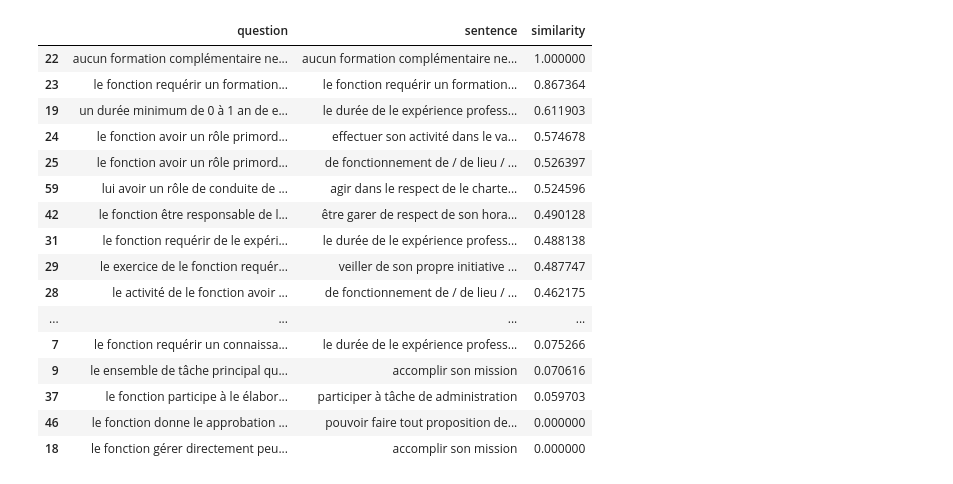
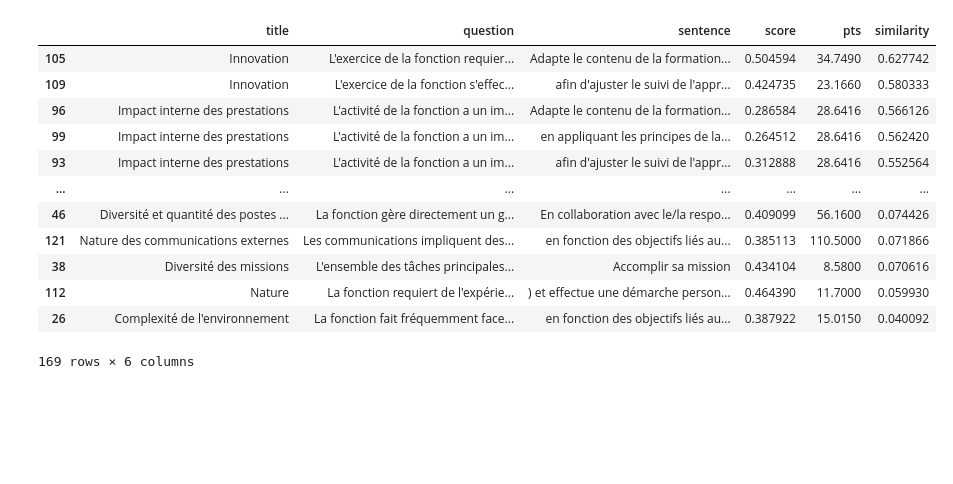
Before and after one commit to issamejekkam/Stage2A, a Jupyter notebook: ComparaisonLexicale.ipynb, the cells around one changed output. Saved outputs shown, nothing was run; the diff lists cells and outputs as text; code cells hidden in the pictures; blank space fills up the shorter version.

```diff
--- a/ComparaisonLexicale.ipynb
+++ b/ComparaisonLexicale.ipynb
@@ -3,7 +3,7 @@ from database import database
 
 database= database("data.db")
 database.connect()
-resultats=database.read_json("all_matches_of_Test5.docx.json")
+resultats=database.read_json("all_matches_of_Test6.docx.json")
 resultats
 # %% [output]
 |  | title | question | sentence | score | pts |
@@ -32,8 +26,13 @@ nlp = spacy.load("fr_core_news_md")  # pas besoin d'exclude
 def lemmatize(text):
     doc = nlp(text)
     return " ".join([token.lemma_ for token in doc])
+
+def to_lower(text):
+    return text.lower()
 # %%
-resultats["sentence"] = resultats["sentence"].apply(lemmatize)
-resultats['question'] = resultats['question'].apply(lemmatize)
+resultats["sentence_lemmatized"] = resultats["sentence"].apply(to_lower)
+resultats["sentence_lemmatized"] = resultats["sentence_lemmatized"].apply(lemmatize)
+resultats['question_lemmatized'] = resultats['question'].apply(to_lower)
+resultats['question_lemmatized'] = resultats['question_lemmatized'].apply(lemmatize)
 resultats
 # %% [output]
@@ -63,23 +58,21 @@ def tfidf_similarity(text1, text2):
     tfidf = vect.fit_transform([text1, text2])
     return cosine_similarity(tfidf[0], tfidf[1])[0][0]
 # %%
-resultats['similarity'] = resultats.apply(lambda row: tfidf_similarity(row['question'], row['sentence']), axis=1)
-resultats[['question', 'sentence', 'similarity']].sort_values(by='similarity', ascending=False)
+resultats['similarity'] = resultats.apply(lambda row: tfidf_similarity(row['sentence_lemmatized'], row['question_lemmatized']), axis=1)
+resultats=resultats.sort_values(by='similarity', ascending=False)
+resultats_needed = resultats[["title", "question", "sentence", "score", "pts", "similarity"]]
+resultats_needed
 # %% [output]
-|  | question | sentence | similarity |
-| 22 | aucun formation complémentaire ne... | aucun formation complémentaire ne... | 1.000000 |
-| 23 | le fonction requérir un formation... | le fonction requérir un formation... | 0.867364 |
-| 19 | un durée minimum de 0 à 1 an de e... | le durée de le expérience profess... | 0.611903 |
-| 24 | le fonction avoir un rôle primord... | effectuer son activité dans le va... | 0.574678 |
-| 25 | le fonction avoir un rôle primord... | de fonctionnement de / de lieu / ... | 0.526397 |
-| 59 | lui avoir un rôle de conduite de ... | agir dans le respect de le charte... | 0.524596 |
-| 42 | le fonction être responsable de l... | être garer de respect de son hora... | 0.490128 |
-| 31 | le fonction requérir de le expéri... | le durée de le expérience profess... | 0.488138 |
-| 29 | le exercice de le fonction requér... | veiller de son propre initiative ... | 0.487747 |
-| 28 | le activité de le fonction avoir ... | de fonctionnement de / de lieu / ... | 0.462175 |
-| ... | ... | ... | ... |
-| 7 | le fonction requérir un connaissa... | le durée de le expérience profess... | 0.075266 |
-| 9 | le ensemble de tâche principal qu... | accomplir son mission | 0.070616 |
-| 37 | le fonction participe à le élabor... | participer à tâche de administration | 0.059703 |
-| 46 | le fonction donne le approbation ... | pouvoir faire tout proposition de... | 0.000000 |
-| 18 | le fonction gérer directement peu... | accomplir son mission | 0.000000 |
+|  | title | question | sentence | score | pts | similarity |
+| 105 | Innovation | L'exercice de la fonction requier... | Adapte le contenu de la formation... | 0.504594 | 34.7490 | 0.627742 |
+| 109 | Innovation | L'exercice de la fonction s'effec... | afin d'ajuster le suivi de l'appr... | 0.424735 | 23.1660 | 0.580333 |
+| 96 | Impact interne des prestations | L'activité de la fonction a un im... | Adapte le contenu de la formation... | 0.286584 | 28.6416 | 0.566126 |
+| 99 | Impact interne des prestations | L'activité de la fonction a un im... | en appliquant les principes de la... | 0.264512 | 28.6416 | 0.562420 |
+| 93 | Impact interne des prestations | L'activité de la fonction a un im... | afin d'ajuster le suivi de l'appr... | 0.312888 | 28.6416 | 0.552564 |
+| ... | ... | ... | ... | ... | ... | ... |
+| 46 | Diversité et quantité des postes ... | La fonction gère directement un g... | En collaboration avec le/la respo... | 0.409099 | 56.1600 | 0.074426 |
+| 121 | Nature des communications externes | Les communications impliquent des... | en fonction des objectifs liés au... | 0.385113 | 110.5000 | 0.071866 |
+| 38 | Diversité des missions | L'ensemble des tâches principales... | Accomplir sa mission | 0.434104 | 8.5800 | 0.070616 |
+| 112 | Nature | La fonction requiert de l'expérie... | ) et effectue une démarche person... | 0.464390 | 11.7000 | 0.059930 |
+| 26 | Complexité de l'environnement | La fonction fait fréquemment face... | en fonction des objectifs liés au... | 0.387922 | 15.0150 | 0.040092 |
+169 rows × 6 columns
```
Also changed, not shown: parts of 5 cells of this notebook, 4 other files.
